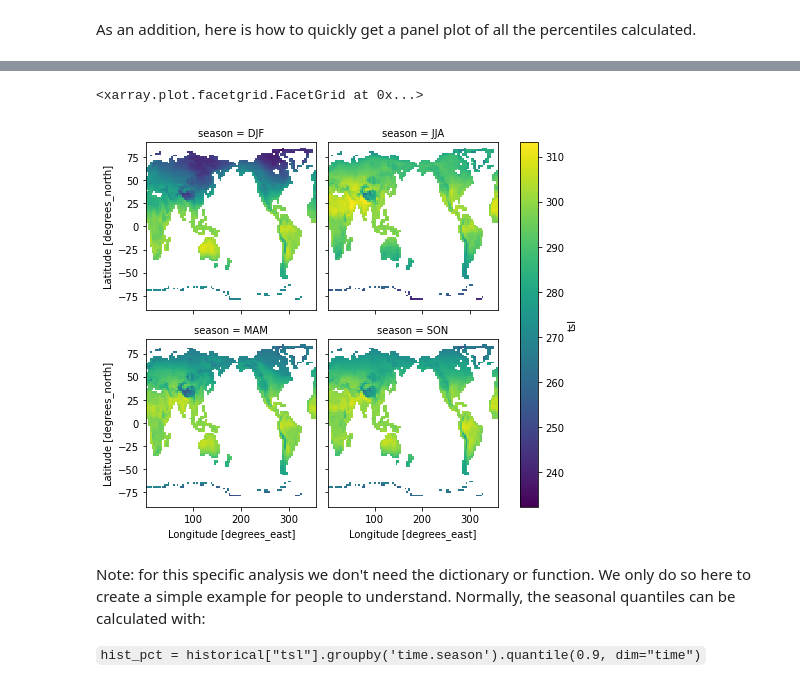
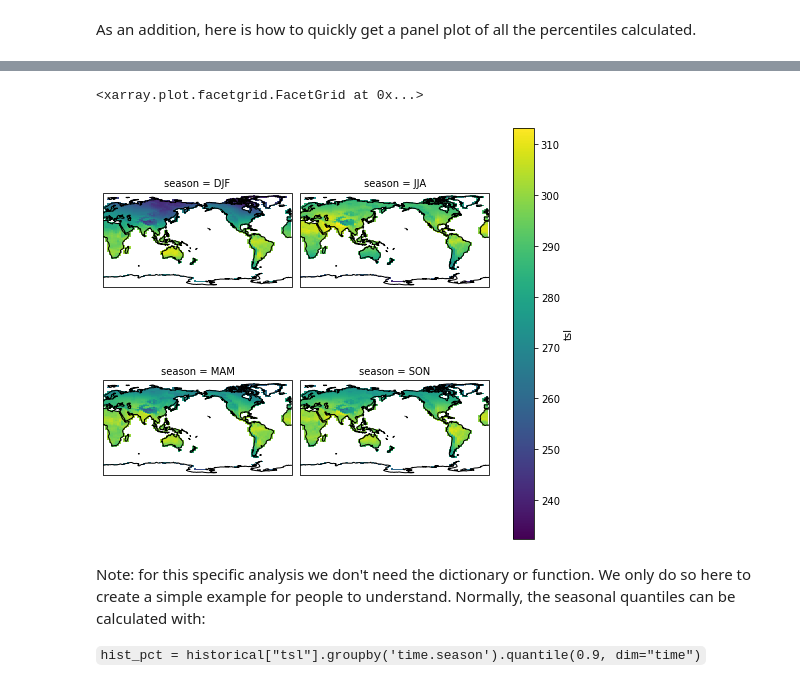
Before and after one commit to coecms/coecms.github.io, a Jupyter notebook: notebooks/2021-09-30-code-design.ipynb, the cells around one changed output, grey strips where cells are left out. Drawn from its saved outputs; the diff is of its cells as text; code cells hidden in the pictures.

```diff
--- a/notebooks/2021-09-30-code-design.ipynb
+++ b/notebooks/2021-09-30-code-design.ipynb
@@ -119,9 +142,9 @@ picontrol["path"]  = IPSL_path/"piControl/r1i1p1f1/Lmon/tsl/gr/v20210216/"
 historical["tsl"] = get_var(historical["path"], "tsl")
 picontrol["tsl"]  = get_var(picontrol["path"],"tsl")
 
-# Load the data as it is small and select the surface only
-historical["tsl"] = historical["tsl"].isel(solth=0).load()
-picontrol["tsl"]  = picontrol["tsl"].isel(solth=0).load()
+# Select the surface only
+historical["tsl"] = historical["tsl"].isel(solth=0)
+picontrol["tsl"]  = picontrol["tsl"].isel(solth=0)
 
 # Restrict the data to the longest common time window.
 picontrol["tsl"] = picontrol["tsl"].sel(time=historical["tsl"].time)
@@ -208,10 +256,16 @@ hist_pct.isel(lon=slice(1,None)).plot(col="season", col_wrap=2)
 # %%
 pic_pct = dictionary_to_dataarray(pic_pct_dict, "season")
 # Plot using the season dimension to create the panel plot
-pic_pct.isel(lon=slice(1,None)).plot(col="season", col_wrap=2)
+fg=pic_pct.isel(lon=slice(1,None)).plot(col="season", col_wrap=2,
+    transform=ccrs.PlateCarree(),
+    subplot_kws={
+        "projection": ccrs.PlateCarree(central_longitude=180.)
+    }
+)
+fg.map(lambda: plt.gca().coastlines())
 # %% [output]
 <xarray.plot.facetgrid.FacetGrid at 0x...>
-[figure, old version]
+[figure, new version]
 # %% [markdown]
 Note: for this specific analysis we don't need the dictionary or function. We only do so here to create a simple example for people to understand. Normally, the seasonal quantiles can be calculated with:
 
```
Also changed, not shown: parts of 8 cells of this notebook.
